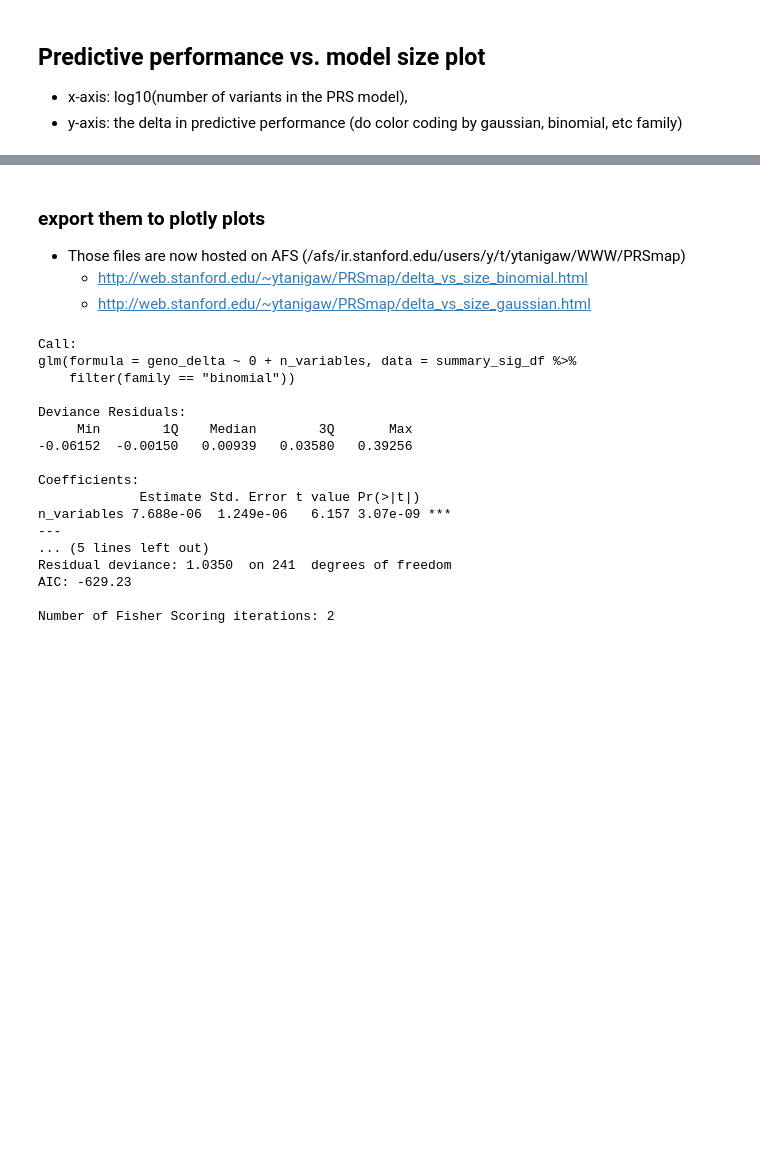
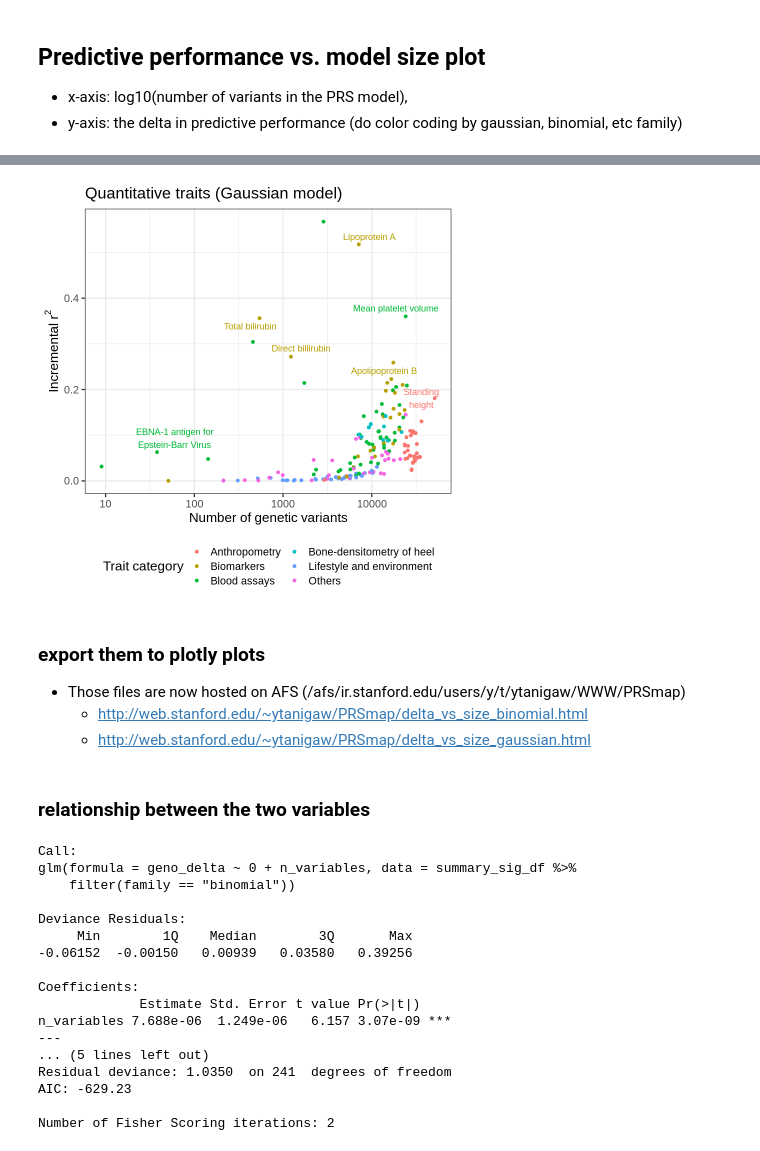
Before and after one commit to rivas-lab/PRS, a Jupyter notebook: notebook/20210115_GBE_data_prep/4_summary_plots.ipynb, the cells around one changed output, grey strips where cells are left out. Saved outputs shown, nothing was run; the diff lists cells and outputs as text; code cells hidden in the pictures; blank space fills up the shorter version.

```diff
--- a/notebook/20210115_GBE_data_prep/4_summary_plots.ipynb
+++ b/notebook/20210115_GBE_data_prep/4_summary_plots.ipynb
@@ -271,3 +353,8 @@ guides(color=guide_legend(ncol=2)) -> p_geno_delta_vs_size_gaussian
+# %%
+p_geno_delta_vs_size_gaussian +
+ggrepel::geom_text_repel(force=20, mapping = aes(label = plot_label))
+# %% [output]
+[figure, added]
 # %%
 for(ext in c('png', 'pdf')){ggsave(
     sprintf('%s.%s', 'test_set_performance_vs_size', ext),
@@ -292,6 +388,8 @@ htmlwidgets::saveWidget(
     labs(y = 'Incremental r^2') )%>% plotly::ggplotly(),
     'ggplotly/delta_vs_size_gaussian.html'
 )
+# %% [markdown]
+### relationship between the two variables
 # %%
 glm(
     geno_delta ~ 0 + n_variables,
```
Also changed, not shown: parts of 12 cells of this notebook, 6 other files.
